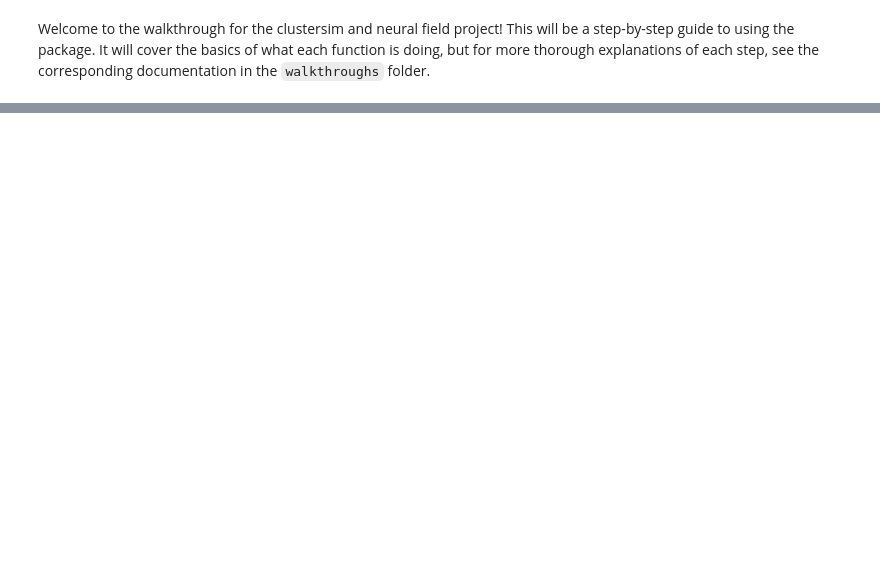
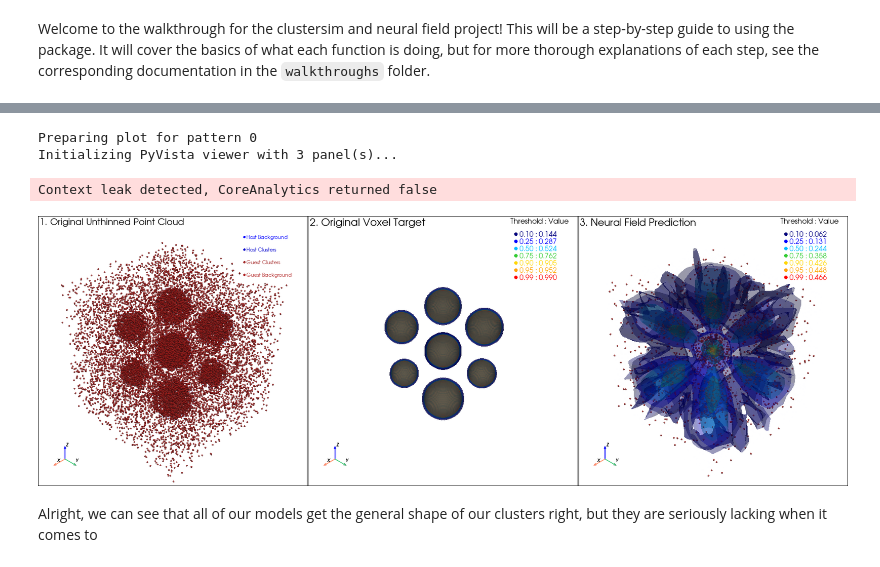
Before and after one commit to rolandrolandroland/geom-mesh-net, a Jupyter notebook: walkthroughs/walkthrough.ipynb, the cells around one changed output, grey strips where cells are left out. Saved outputs shown, nothing was run; the diff lists cells and outputs as text; code cells hidden in the pictures; blank space fills up the shorter version.

Commit message:
completed first stage of walkthrough, up to end of plotting first model. updated cluster visualization scripts

```diff
--- a/walkthroughs/walkthrough.ipynb
+++ b/walkthroughs/walkthrough.ipynb
@@ -327,0 +330,15 @@ Saved model to: trained_models/phase2_model_pattern_4.pt
+# %%
+
+style_key = {
+    "marks": [0, 1, 2, 3],
+    "colors": ["blue", "mediumblue", "brown", "firebrick"],
+    "names": ["Host Background", "Host Clusters", "Guest Clusters", "Guest Background"],
+    "sizes": [4, 4, 4, 4],
+    "opacities": [0.001, 0.1, 0.8, 0.8],
+}
+
+plots_to_make = [
+    "original_pp3",
+    "original_vox",
+    "predicted_volume",
+]
@@ -327,0 +357,5 @@ Saved model to: trained_models/phase2_model_pattern_4.pt
+# %%
+n_patterns_to_plot = 5
+MODEL_DIR = Path("trained_models")
+data_dir = Path('walkthrough_data')
+FIGURE_DIR = Path("walkthrough_figures")
@@ -327,0 +489,47 @@ Saved model to: trained_models/phase2_model_pattern_4.pt
+# %%
+
+# -----------------------------
+# Plot one pattern at a time
+# -----------------------------
+pattern_ind = 0
+print(f"\nPreparing plot for pattern {pattern_ind}")
+
+model_path =  MODEL_DIR / f"phase2_model_pattern_{pattern_ind}.pt"
+
+if not model_path.exists():
+    raise FileNotFoundError(f"Could not find model file: {model_path}")
+
+plot_data = cv.predict_volume_for_pattern(
+    pattern_ind=pattern_ind,
+    dataset=dataset,
+    model_path=model_path,
+    data_dir=data_dir,
+    data_file_name=data_file_name,
+)
+
+screenshot_path = FIGURE_DIR / f"side_by_side_pattern_{pattern_ind}.png"
+
+cv.plot_side_by_side_comparison(
+    plots_to_make=plots_to_make,
+    orig_coords_dict=plot_data["original_coords_dict"],
+    orig_labels=plot_data["original_labels_array"],
+    thinned_coords_dict=plot_data["thinned_coords_dict"],
+    thinned_labels=plot_data["thinned_labels_array"],
+    original_vox=plot_data["original_vox"],
+    predicted_volume=plot_data["predicted_volume"],
+    grid_origin=plot_data["grid_origin"],
+    style_key=style_key,
+    resolution=resolution,
+    screenshot_path=None,#str(screenshot_path),
+    show=True,
+)
+
+
+# Explicit cleanup so the next large 3D volume does not accumulate in memory
+# %% [output]
+Preparing plot for pattern 0
+Initializing PyVista viewer with 3 panel(s)...
+Context leak detected, CoreAnalytics returned false
+[figure, added]
+# %% [markdown]
+Alright, we can see that all of our models get the general shape of our clusters right, but they are seriously lacking when it comes to
```
Also changed, not shown: parts of 17 cells of this notebook, 17 other files.
